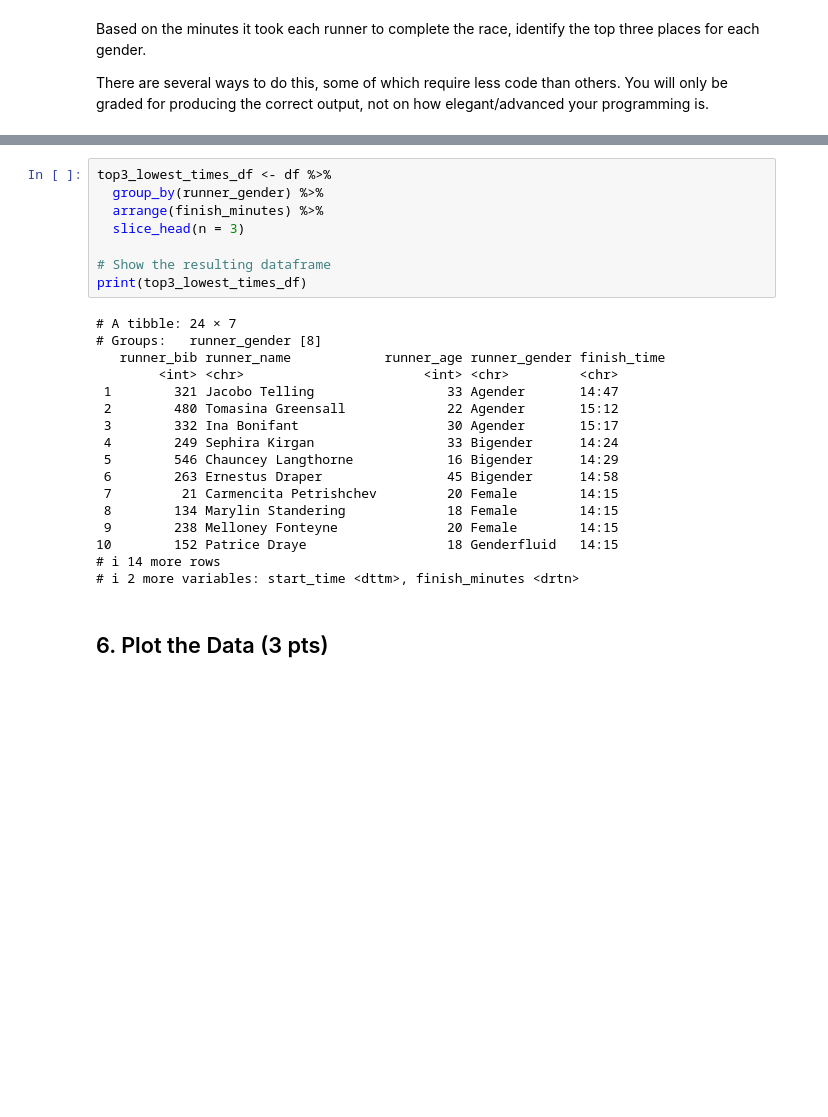
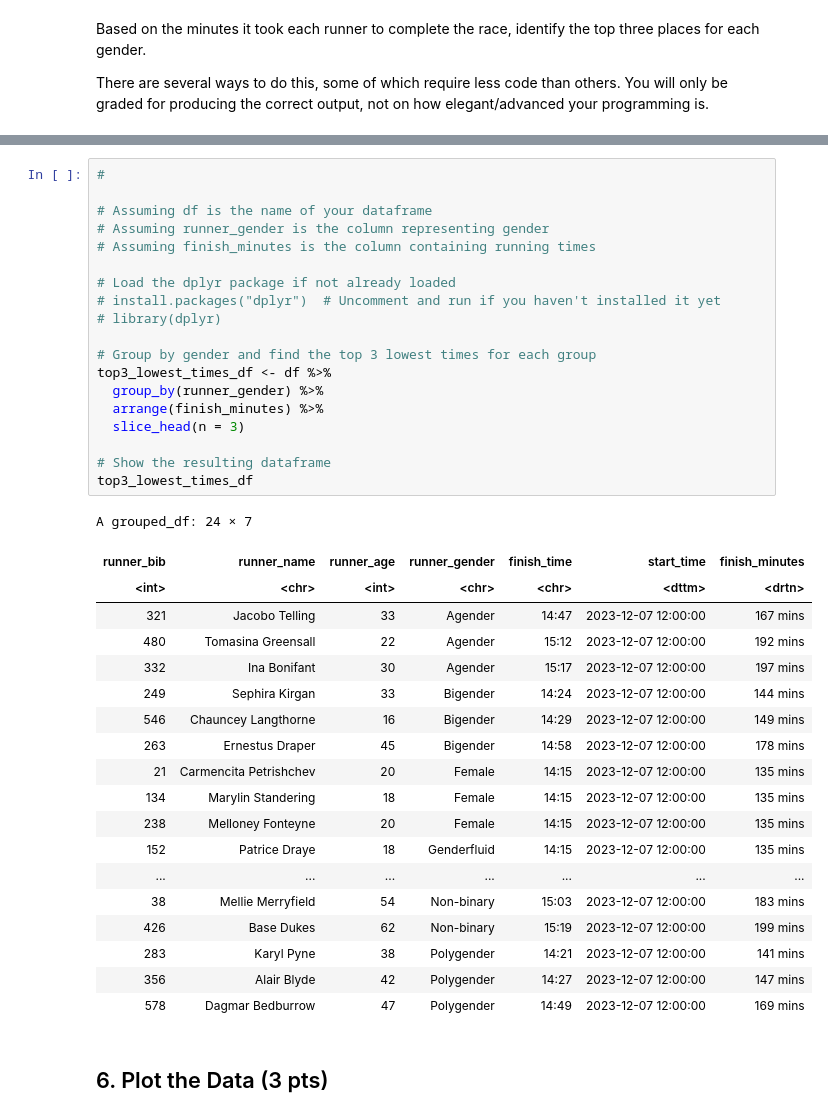
Before and after one commit to arooshasolomon/ds1002-npj4qa, a Jupyter notebook: labs/lab2/lab2-race-results.ipynb, the cells around one changed output, grey strips where cells are left out. Cells and saved outputs as stored; diff of their text form; blank space fills up the shorter version.

```diff
--- a/labs/lab2/lab2-race-results.ipynb
+++ b/labs/lab2/lab2-race-results.ipynb
@@ -221,28 +210,42 @@ $Agender
-# %%
-top3_lowest_times_df <- df %>%
-  group_by(runner_gender) %>%
-  arrange(finish_minutes) %>%
-  slice_head(n = 3)
-
-# Show the resulting dataframe
-print(top3_lowest_times_df)
-# %% [output]
-# A tibble: 24 × 7
-# Groups:   runner_gender [8]
-   runner_bib runner_name            runner_age runner_gender finish_time
-        <int> <chr>                       <int> <chr>         <chr>
- 1        321 Jacobo Telling                 33 Agender       14:47
- 2        480 Tomasina Greensall             22 Agender       15:12
- 3        332 Ina Bonifant                   30 Agender       15:17
- 4        249 Sephira Kirgan                 33 Bigender      14:24
- 5        546 Chauncey Langthorne            16 Bigender      14:29
- 6        263 Ernestus Draper                45 Bigender      14:58
- 7         21 Carmencita Petrishchev         20 Female        14:15
- 8        134 Marylin Standering             18 Female        14:15
- 9        238 Melloney Fonteyne              20 Female        14:15
-10        152 Patrice Draye                  18 Genderfluid   14:15
-# ℹ 14 more rows
-# ℹ 2 more variables: start_time <dttm>, finish_minutes <drtn>
+# %%
+#
+
+# Assuming df is the name of your dataframe
+# Assuming runner_gender is the column representing gender
+# Assuming finish_minutes is the column containing running times
+
+# Load the dplyr package if not already loaded
+# install.packages("dplyr")  # Uncomment and run if you haven't installed it yet
+# library(dplyr)
+
+# Group by gender and find the top 3 lowest times for each group
+top3_lowest_times_df <- df %>%
+  group_by(runner_gender) %>%
+  arrange(finish_minutes) %>%
+  slice_head(n = 3)
+
+# Show the resulting dataframe
+top3_lowest_times_df
+# %% [output]
+A grouped_df: 24 × 7
+| runner_bib | runner_name | runner_age | runner_gender | finish_time | start_time | finish_minutes |
+| <int> | <chr> | <int> | <chr> | <chr> | <dttm> | <drtn> |
+| 321 | Jacobo Telling | 33 | Agender | 14:47 | 2023-12-07 12:00:00 | 167 mins |
+| 480 | Tomasina Greensall | 22 | Agender | 15:12 | 2023-12-07 12:00:00 | 192 mins |
+| 332 | Ina Bonifant | 30 | Agender | 15:17 | 2023-12-07 12:00:00 | 197 mins |
+| 249 | Sephira Kirgan | 33 | Bigender | 14:24 | 2023-12-07 12:00:00 | 144 mins |
+| 546 | Chauncey Langthorne | 16 | Bigender | 14:29 | 2023-12-07 12:00:00 | 149 mins |
+| 263 | Ernestus Draper | 45 | Bigender | 14:58 | 2023-12-07 12:00:00 | 178 mins |
+| 21 | Carmencita Petrishchev | 20 | Female | 14:15 | 2023-12-07 12:00:00 | 135 mins |
+| 134 | Marylin Standering | 18 | Female | 14:15 | 2023-12-07 12:00:00 | 135 mins |
+| 238 | Melloney Fonteyne | 20 | Female | 14:15 | 2023-12-07 12:00:00 | 135 mins |
+| 152 | Patrice Draye | 18 | Genderfluid | 14:15 | 2023-12-07 12:00:00 | 135 mins |
+| ... | ... | ... | ... | ... | ... | ... |
+| 38 | Mellie Merryfield | 54 | Non-binary | 15:03 | 2023-12-07 12:00:00 | 183 mins |
+| 426 | Base Dukes | 62 | Non-binary | 15:19 | 2023-12-07 12:00:00 | 199 mins |
+| 283 | Karyl Pyne | 38 | Polygender | 14:21 | 2023-12-07 12:00:00 | 141 mins |
+| 356 | Alair Blyde | 42 | Polygender | 14:27 | 2023-12-07 12:00:00 | 147 mins |
+| 578 | Dagmar Bedburrow | 47 | Polygender | 14:49 | 2023-12-07 12:00:00 | 169 mins |
 # %% [markdown]
 ## 6. Plot the Data (3 pts)
 # %% [markdown]
```
Also changed, not shown: parts of 7 cells of this notebook.
